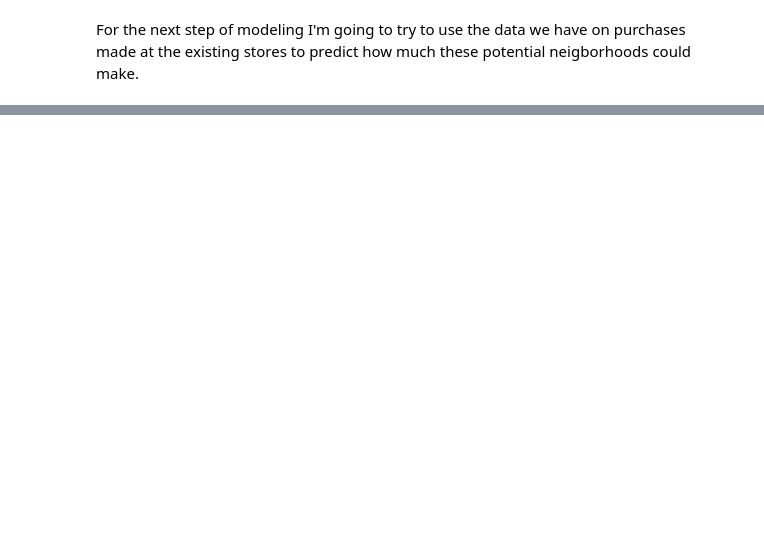
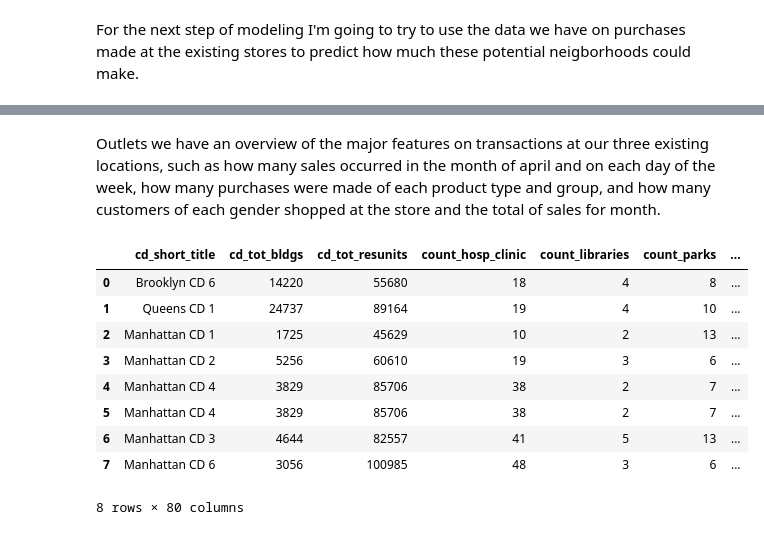
Before and after one commit to rayruzzo/Capstone-3---Beanie-Coffee, a Jupyter notebook: 4 & 5 Preprocessing & Modeling.ipynb, the cells around one changed output, grey strips where cells are left out. Drawn from its saved outputs; the diff is of its cells as text; code cells hidden in the pictures; blank space fills up the shorter version.

```diff
--- a/4 & 5 Preprocessing & Modeling.ipynb
+++ b/4 & 5 Preprocessing & Modeling.ipynb
@@ -127,0 +180,18 @@ For the next step of modeling I'm going to try to use the data we have on purcha
+# %% [markdown]
+Outlets we have an overview of the major features on transactions at our three existing locations, such as how many sales occurred in the month of april and on each day of the week, how many purchases were made of each product type and group, and how many customers of each gender shopped at the store and the total of sales for month.
+# %%
+clusters = pd.concat([cluster2,cluster3,cluster4], axis=0)
+# %%
+clusters = clusters.merge(df2, how="right", right_on='CD', left_on='cd_short_title')
+clusters
+# %% [output]
+|  | cd_short_title | cd_tot_bldgs | cd_tot_resunits | count_hosp_clinic | count_libraries | count_parks | ... |
+| 0 | Brooklyn CD 6 | 14220 | 55680 | 18 | 4 | 8 | ... |
+| 1 | Queens CD 1 | 24737 | 89164 | 19 | 4 | 10 | ... |
+| 2 | Manhattan CD 1 | 1725 | 45629 | 10 | 2 | 13 | ... |
+| 3 | Manhattan CD 2 | 5256 | 60610 | 19 | 3 | 6 | ... |
+| 4 | Manhattan CD 4 | 3829 | 85706 | 38 | 2 | 7 | ... |
+| 5 | Manhattan CD 4 | 3829 | 85706 | 38 | 2 | 7 | ... |
+| 6 | Manhattan CD 3 | 4644 | 82557 | 41 | 5 | 13 | ... |
+| 7 | Manhattan CD 6 | 3056 | 100985 | 48 | 3 | 6 | ... |
+8 rows × 80 columns
```
Also changed, not shown: parts of 26 cells of this notebook, 1 other file.
